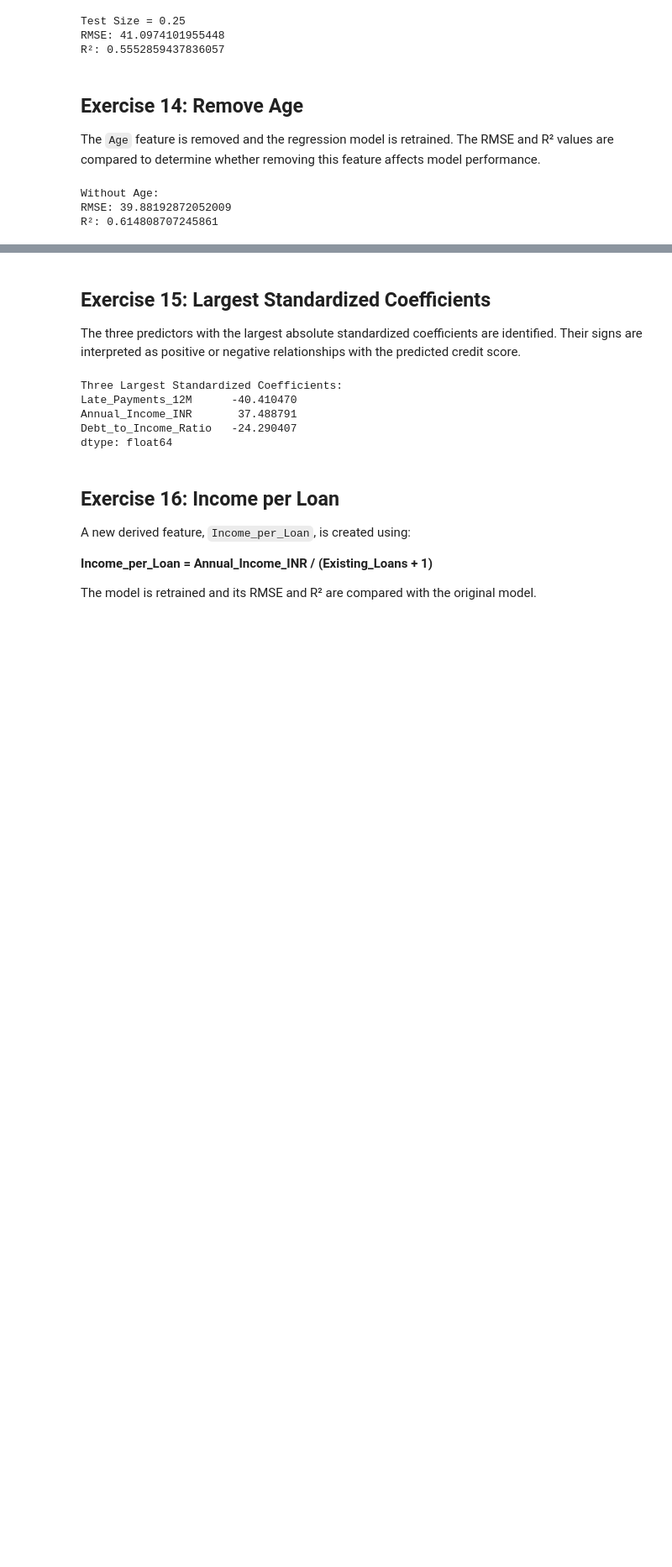
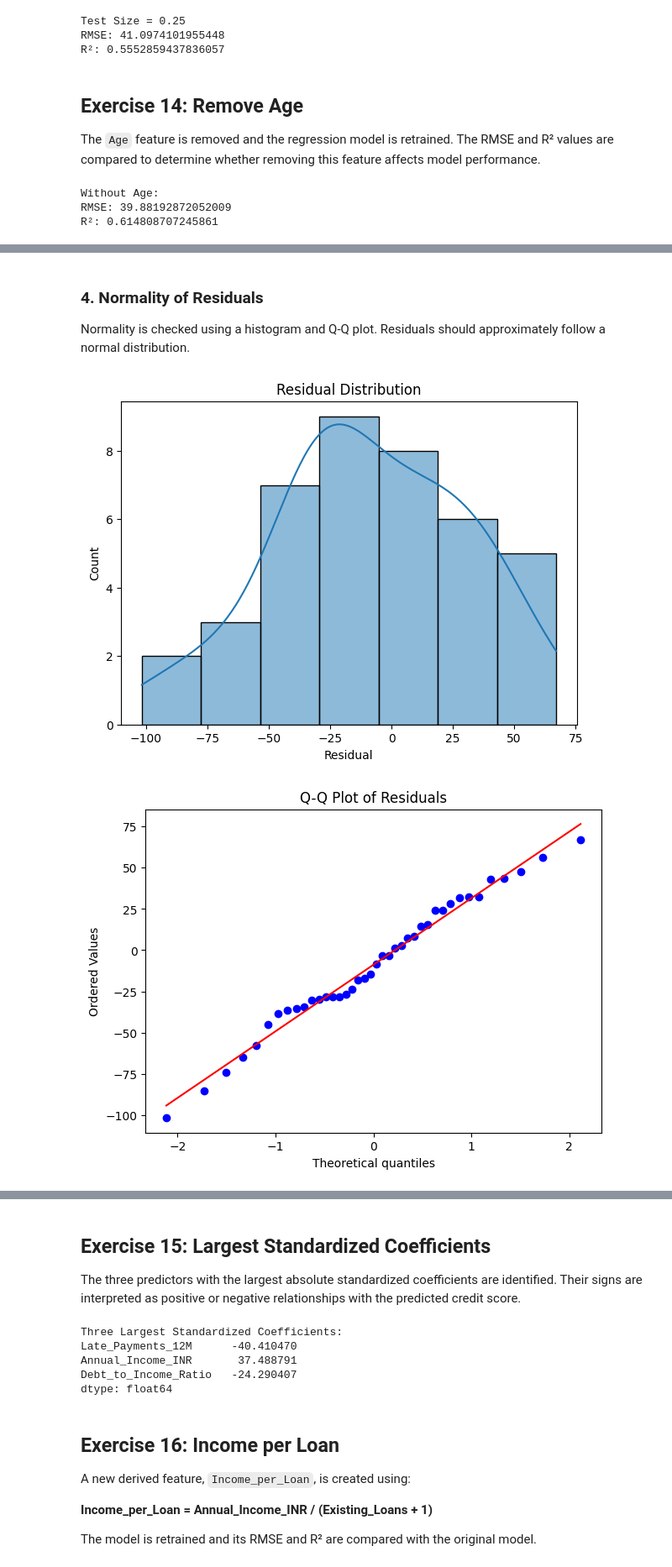
Before and after one commit to Drishti06Sharma/Applied-Machine-Learning, a Jupyter notebook: lab4.ipynb, the cells around one changed output, grey strips where cells are left out. Shown at 84% size. Drawn from its saved outputs; the diff is of its cells as text; code cells hidden in the pictures; blank space fills up the shorter version.

```diff
--- a/lab4.ipynb
+++ b/lab4.ipynb
@@ -460,0 +486,27 @@ R²: 0.614808707245861
+# %% [markdown]
+### 4. Normality of Residuals
+
+Normality is checked using a histogram and Q-Q plot. Residuals should approximately follow a normal distribution.
+# %%
+import scipy.stats as stats
+
+plt.figure(figsize=(7, 5))
+
+sns.histplot(residuals, kde=True)
+
+plt.xlabel("Residual")
+plt.title("Residual Distribution")
+
+plt.show()
+
+
+plt.figure(figsize=(7, 5))
+
+stats.probplot(residuals, dist="norm", plot=plt)
+
+plt.title("Q-Q Plot of Residuals")
+
+plt.show()
+# %% [output]
+[figure, added]
+[figure, added]
```
Also changed, not shown: parts of 17 cells of this notebook, 1 other file.
